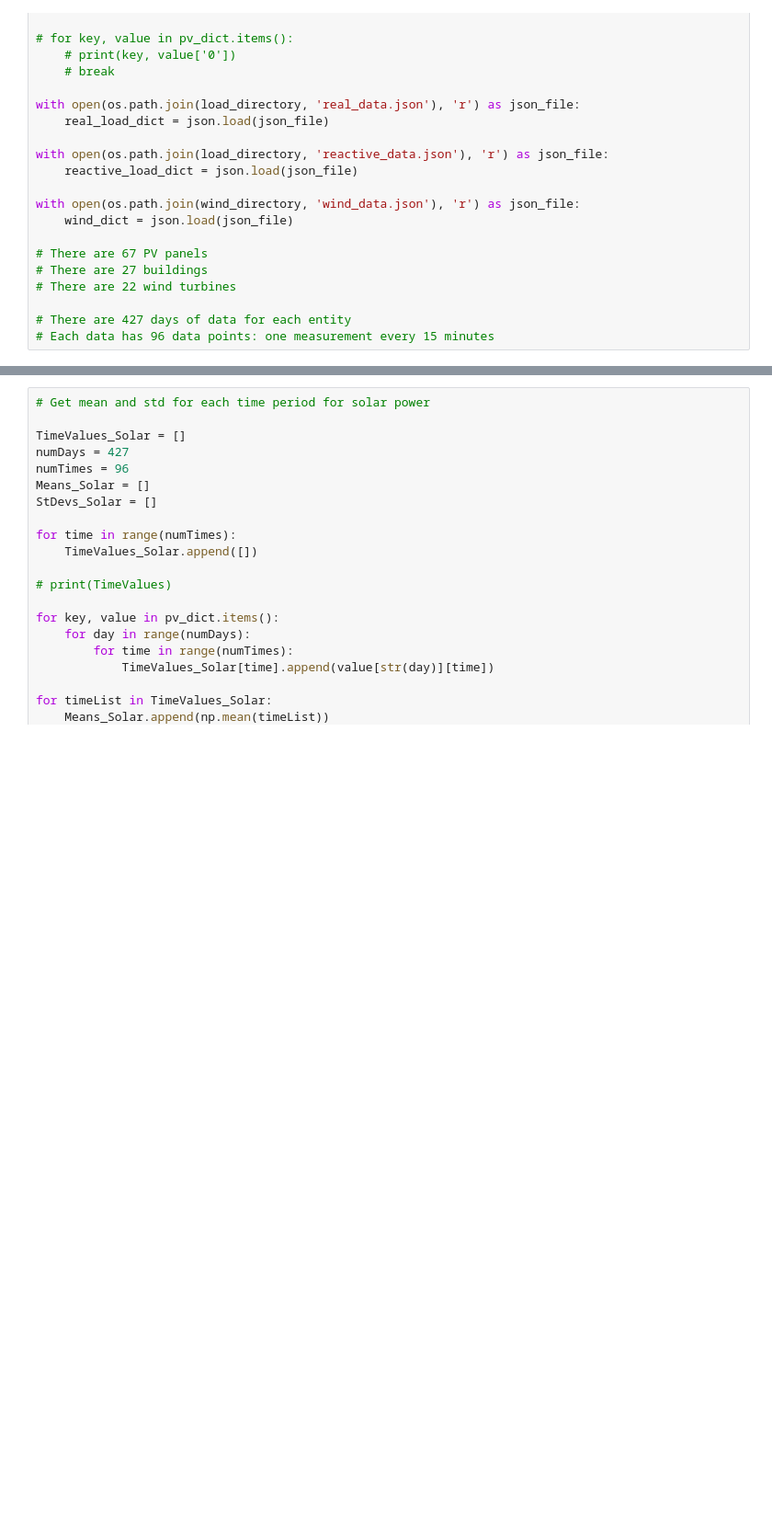
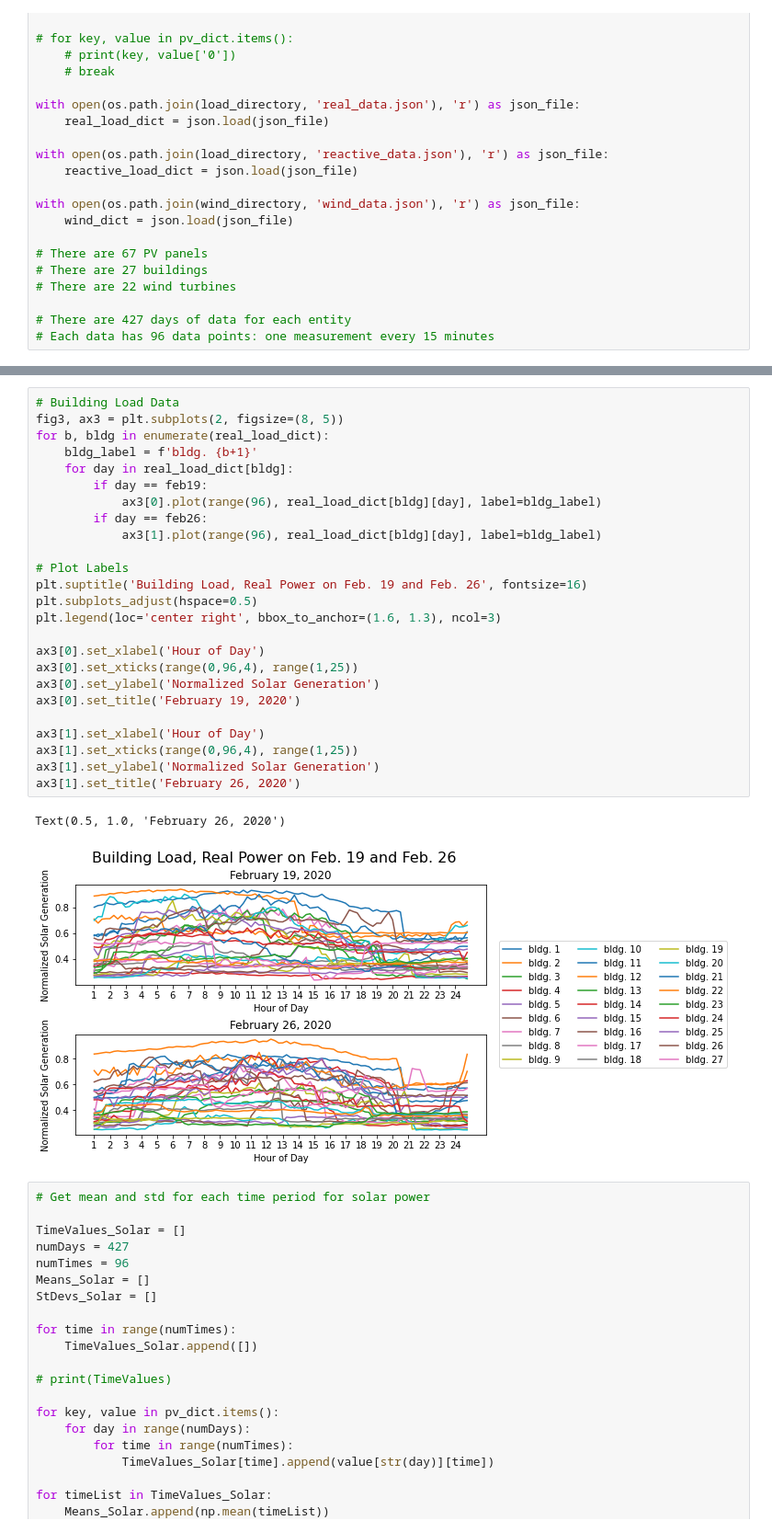
Before and after one commit to carlacupcake/CE295-OPF, a Jupyter notebook: main.ipynb, the cells around one changed output, grey strips where cells are left out. Shown: that part at 92% size. Cells and saved outputs as stored; diff of their text form; blank space fills up the shorter version.

```diff
--- a/main.ipynb
+++ b/main.ipynb
@@ -103,3 +165,31 @@ with open(os.path.join(wind_directory, 'wind_data.json'), 'r') as json_file:
+# %%
+# Building Load Data
+fig3, ax3 = plt.subplots(2, figsize=(8, 5))
+for b, bldg in enumerate(real_load_dict):
+    bldg_label = f'bldg. {b+1}'
+    for day in real_load_dict[bldg]:
+        if day == feb19:
+            ax3[0].plot(range(96), real_load_dict[bldg][day], label=bldg_label)
+        if day == feb26:
+            ax3[1].plot(range(96), real_load_dict[bldg][day], label=bldg_label)
+
+# Plot Labels
+plt.suptitle('Building Load, Real Power on Feb. 19 and Feb. 26', fontsize=16)
+plt.subplots_adjust(hspace=0.5)
+plt.legend(loc='center right', bbox_to_anchor=(1.6, 1.3), ncol=3)
+
+ax3[0].set_xlabel('Hour of Day')
+ax3[0].set_xticks(range(0,96,4), range(1,25))
+ax3[0].set_ylabel('Normalized Solar Generation')
+ax3[0].set_title('February 19, 2020')
+
+ax3[1].set_xlabel('Hour of Day')
+ax3[1].set_xticks(range(0,96,4), range(1,25))
+ax3[1].set_ylabel('Normalized Solar Generation')
+ax3[1].set_title('February 26, 2020')
+# %% [output]
+Text(0.5, 1.0, 'February 26, 2020')
+[figure, added]
 # %%
 # Get mean and std for each time period for solar power
 
```
Also changed, not shown: parts of 2 cells of this notebook, 3 other files.
